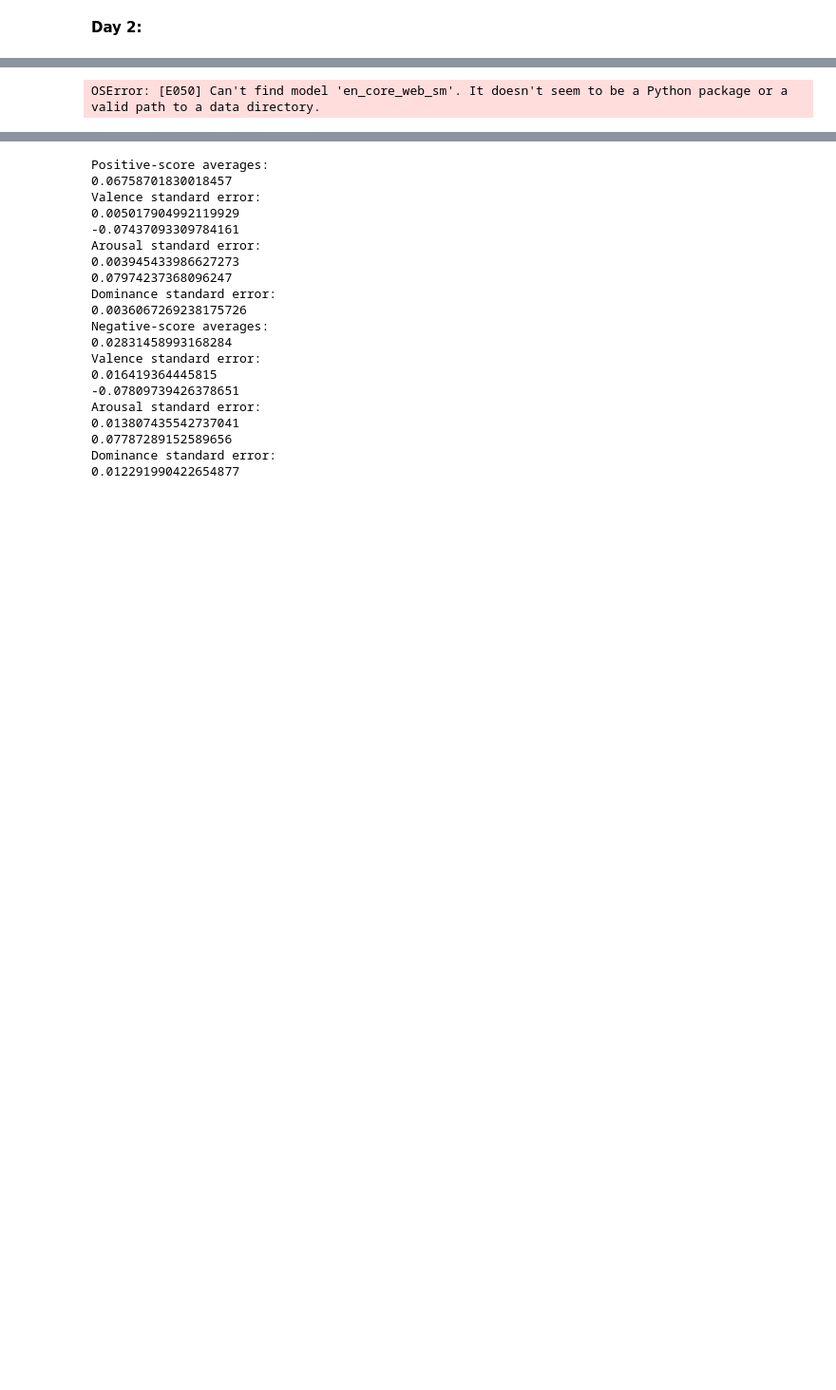
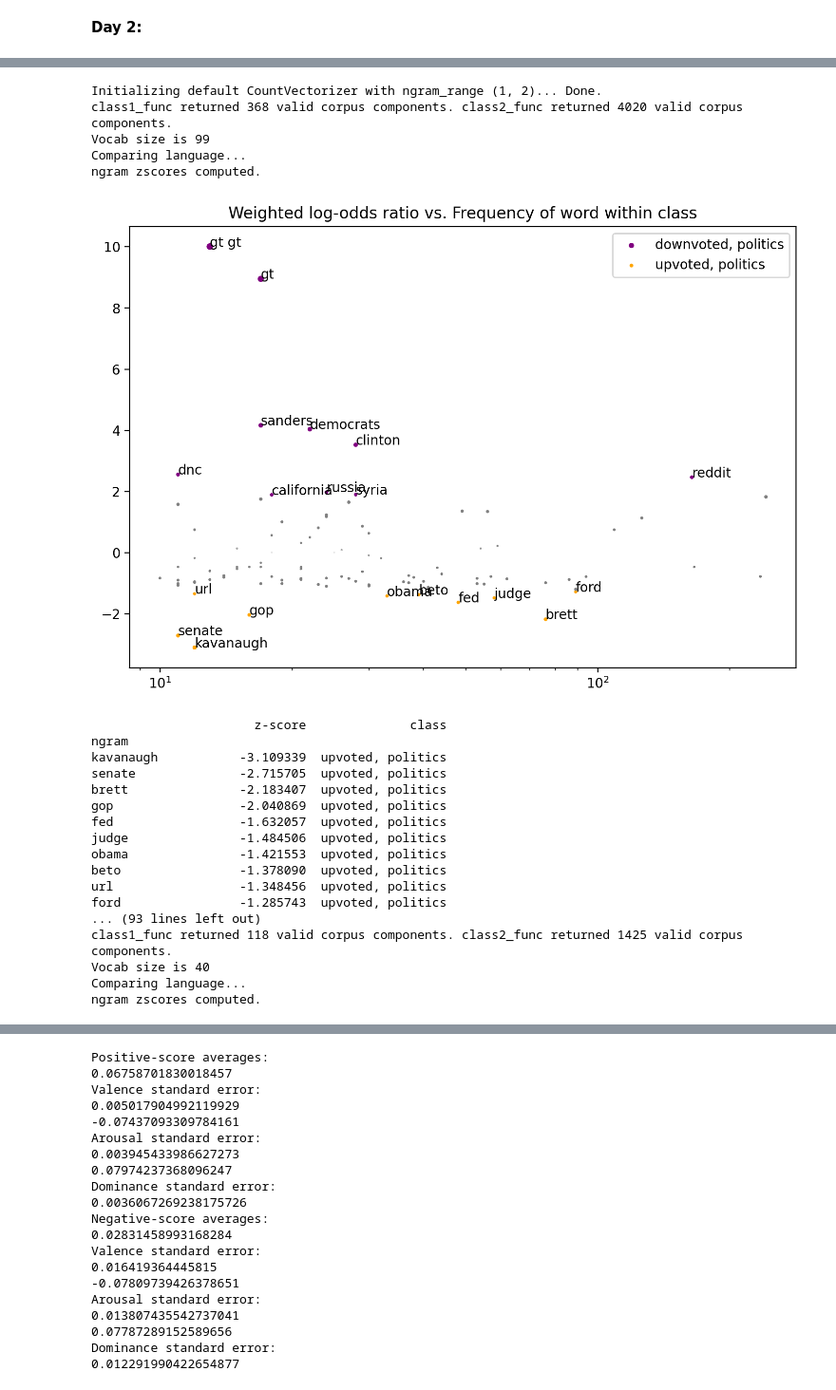
Before and after one commit to aidandeshong/AWeSoMe-starter, a Jupyter notebook: AWeSoMe_Lab_Intro.ipynb, the cells around one changed output, grey strips where cells are left out. Shown at 95% size. Cells and saved outputs as stored; diff of their text form; code cells hidden in the pictures; blank space fills up the shorter version.

```diff
--- a/AWeSoMe_Lab_Intro.ipynb
+++ b/AWeSoMe_Lab_Intro.ipynb
@@ -263,36 +285,53 @@ import spacy
 nlp = spacy.load("en_core_web_sm")
 
 
 def prop_noun_analysis(subredditTitle):
     reddit_prop_corpus = reddit_corpus
 
     def filter_pn(utterance):
         doc = nlp(utterance.text)
-        for token in doc:
-            if token.text == "gt":
-                print(utterance.text)
         filtered_tokens = [token.text for token in doc if (token.pos_ == "PROPN")]
         cleaned_utterance = ""
         for token in filtered_tokens:
-            if token == "gt":
-                print(utterance.text)
             cleaned_utterance = cleaned_utterance + " " + token
         utterance.text = cleaned_utterance
 
     for utterance in reddit_prop_corpus.iter_utterances():
         if utterance.meta["subreddit"] == subredditTitle:
             filter_pn(utterance)
 
     fw = FightingWords(ngram_range=(1,2))
     fw.fit(reddit_prop_corpus, class1_func = lambda utt: utt.meta['subreddit'] == subredditTitle and utt.meta['score']<0, class2_func = lambda utt:utt.meta['subreddit'] == subredditTitle and utt.meta['score']>0,)
     df2 = fw.summarize(reddit_prop_corpus, plot=True, class1_name="downvoted, " + subredditTitle, class2_name="upvoted, " + subredditTitle)
 
     print(df2.head(50))
     print(df2.tail(50))
 
 prop_noun_analysis("politics")
 prop_noun_analysis("POLITIC")
 prop_noun_analysis("Libertarian")
 prop_noun_analysis("conspiracy")
 # %% [output]
-OSError: [E050] Can't find model 'en_core_web_sm'. It doesn't seem to be a Python package or a valid path to a data directory.
+Initializing default CountVectorizer with ngram_range (1, 2)... Done.
+class1_func returned 368 valid corpus components. class2_func returned 4020 valid corpus components.
+Vocab size is 99
+Comparing language...
+ngram zscores computed.
+[figure, added]
+                      z-score              class
+ngram
+kavanaugh           -3.109339  upvoted, politics
+senate              -2.715705  upvoted, politics
+brett               -2.183407  upvoted, politics
+gop                 -2.040869  upvoted, politics
+fed                 -1.632057  upvoted, politics
+judge               -1.484506  upvoted, politics
+obama               -1.421553  upvoted, politics
+beto                -1.378090  upvoted, politics
+url                 -1.348456  upvoted, politics
+ford                -1.285743  upvoted, politics
+... (93 lines left out)
+class1_func returned 118 valid corpus components. class2_func returned 1425 valid corpus components.
+Vocab size is 40
+Comparing language...
+ngram zscores computed.
```
Also changed, not shown: parts of 9 cells of this notebook.
